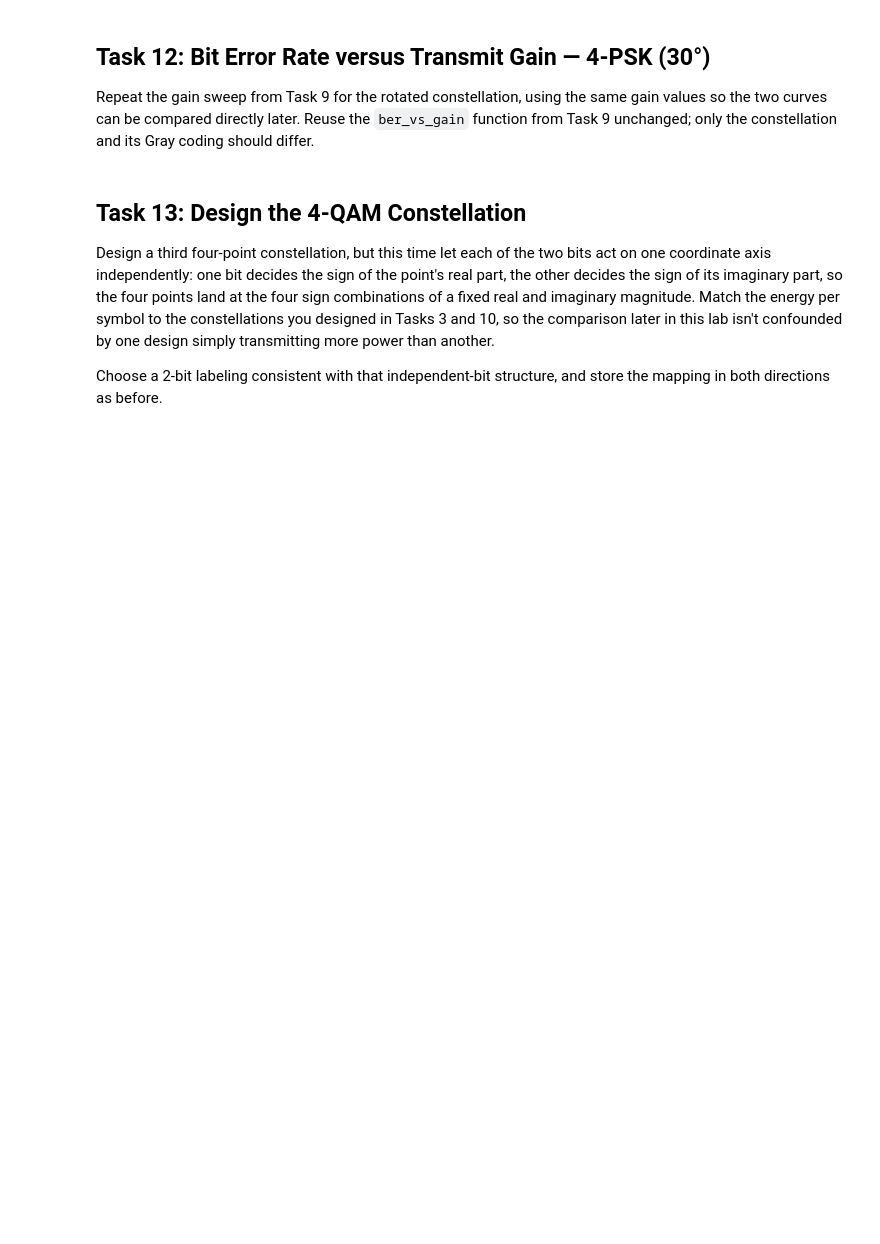
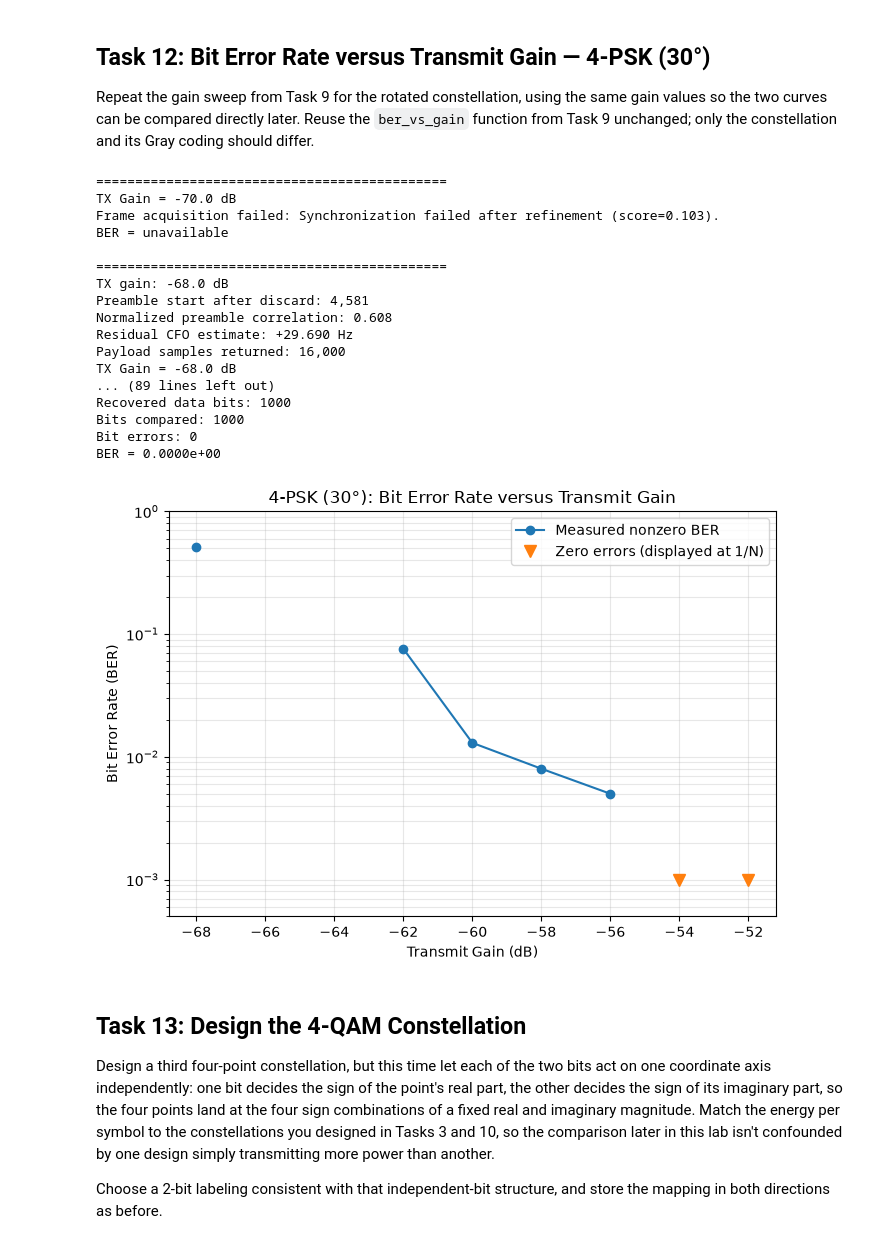
Before and after one commit to VamshiB-27/Digital-Communication-Lab-Projects, a Jupyter notebook: Balusu Vamshi - Lab_6_4PSK_4QAM.ipynb, the cells around one changed output. Saved outputs shown, nothing was run; the diff lists cells and outputs as text; code cells hidden in the pictures; blank space fills up the shorter version.

```diff
--- a/Balusu Vamshi - Lab_6_4PSK_4QAM.ipynb
+++ b/Balusu Vamshi - Lab_6_4PSK_4QAM.ipynb
@@ -497,9 +1016,10 @@ Assign new 2-bit Gray-coded labels to these rotated points, following the same r
 any two points adjacent in phase should differ in exactly one bit. Store the mapping the same
 way you did before, in both directions.
 # %%
-PSK4_B_POINTS = (
-    PSK4_A_POINTS *
-    np.exp(1j * np.deg2rad(30))
-).astype(np.complex64)   # TODO: PSK4_A_POINTS rotated by 30 degrees
+PSK4_B_POINTS = PSK4_A_POINTS * np.exp(1j * np.deg2rad(30))
 
-PSK4_B_GRAY = PSK4_A_GRAY.copy()      # TODO: 2-bit Gray-coded labels, in the same order as PSK4_B_POINTS
+PSK4_B_GRAY = PSK4_A_GRAY.copy()
+
+print('4-PSK B: ')
+for z,g in zip(PSK4_B_POINTS, PSK4_B_GRAY) :
+    print(f'{g} -> {z.real: .2f} + {z.imag: .2f}j')
@@ -537,21 +1080,65 @@ Repeat the gain sweep from Task 9 for the rotated constellation, using the same
 the two curves can be compared directly later. Reuse the `ber_vs_gain` function from Task 9
 unchanged; only the constellation and its Gray coding should differ.
 # %%
-ber_results_b = ber_vs_gain(PSK4_B_POINTS, PSK4_B_GRAY, n_bits, tx_gain_sweep_db)   # TODO: ber_vs_gain with PSK4_B_POINTS, PSK4_B_GRAY, n_bits,
-                                                                                      #       and the same tx_gain_sweep_db from Task 9
+ber_results_b = ber_vs_gain(
+    PSK4_B_POINTS,
+    PSK4_B_GRAY,
+    n_bits,
+    tx_gain_sweep_db
+)
+
+# Prepare the plot without changing the measured BER values.
+ber_values_b = np.asarray(ber_results_b, dtype=float)
+
+zero_errors_b = np.isfinite(ber_values_b) & (ber_values_b == 0)
+nonzero_ber_b = np.where(ber_values_b > 0, ber_values_b, np.nan)
 
 plt.figure(figsize=(7, 5))
+
 plt.semilogy(
     tx_gain_sweep_db,
-    ber_results_b,
-    "s-"
-)   # TODO: plt.semilogy(...) of ber_results_b vs. tx_gain_sweep_db, axis labels,
-    #       grid, title
-plt.xlabel("TX Gain (dB)")
+    nonzero_ber_b,
+    marker="o",
+    label="Measured nonzero BER"
+)
+
+if np.any(zero_errors_b):
+    plt.semilogy(
+        tx_gain_sweep_db[zero_errors_b],
+        np.full(np.count_nonzero(zero_errors_b), 1.0 / n_bits),
+        marker="v",
+        linestyle="none",
+        markersize=8,
+        label="Zero errors (displayed at 1/N)"
+    )
+
+plt.xlabel("Transmit Gain (dB)")
 plt.ylabel("Bit Error Rate (BER)")
-plt.title("4-PSK (30 deg): BER vs TX Gain")
-plt.grid(True, which="both")
+plt.title("4-PSK (30°): Bit Error Rate versus Transmit Gain")
+plt.ylim(0.5 / n_bits, 1)
+plt.grid(True, which="both", alpha=0.3)
+plt.legend()
+plt.tight_layout()
 plt.show()
+# %% [output]
+=============================================
+TX Gain = -70.0 dB
+Frame acquisition failed: Synchronization failed after refinement (score=0.103).
+BER = unavailable
+
+=============================================
+TX gain: -68.0 dB
+Preamble start after discard: 4,581
+Normalized preamble correlation: 0.608
+Residual CFO estimate: +29.690 Hz
+Payload samples returned: 16,000
+TX Gain = -68.0 dB
+... (89 lines left out)
+Recovered data bits: 1000
+Bits compared: 1000
+Bit errors: 0
+BER = 0.0000e+00
+[figure, added]
 # %% [markdown]
 ## Task 13: Design the 4-QAM Constellation
 
```
Also changed, not shown: parts of 20 cells of this notebook.
